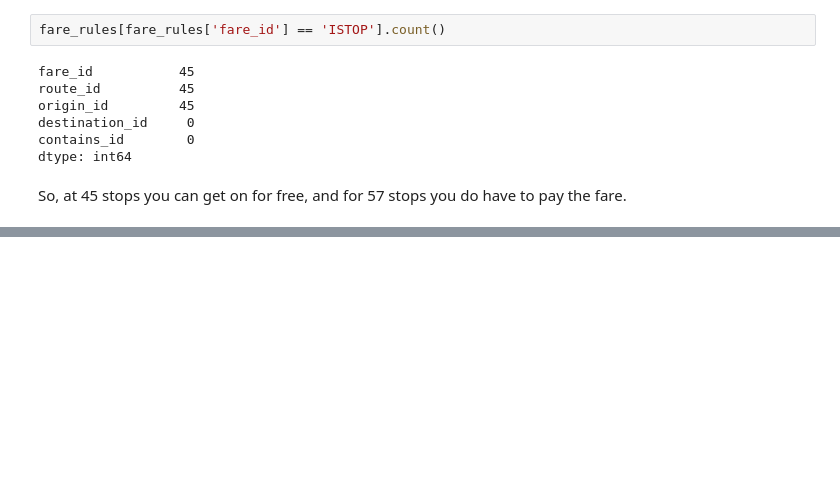
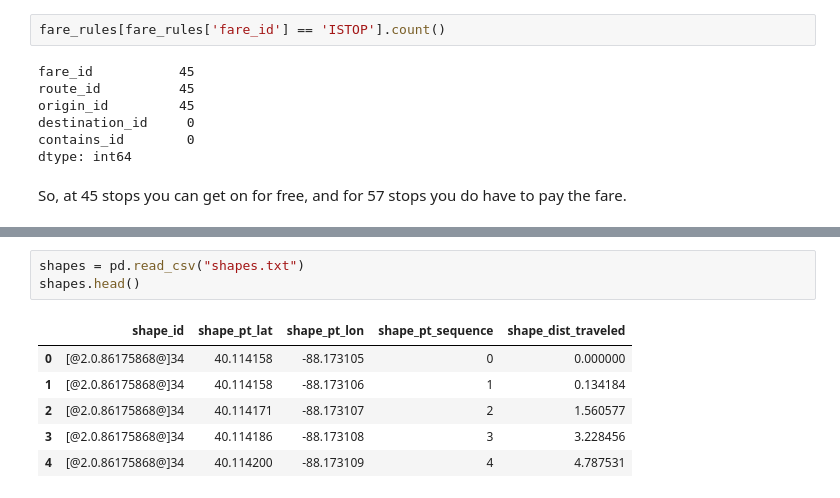
Before and after one commit to ariansacct/project-spring2017, a Jupyter notebook: part1/component1.ipynb, the cells around one changed output, grey strips where cells are left out. Drawn from its saved outputs; the diff is of its cells as text; blank space fills up the shorter version.

```diff
--- a/part1/component1.ipynb
+++ b/part1/component1.ipynb
@@ -316,0 +366,10 @@ routes.head()
+# %%
+shapes = pd.read_csv("shapes.txt")
+shapes.head()
+# %% [output]
+|  | shape_id | shape_pt_lat | shape_pt_lon | shape_pt_sequence | shape_dist_traveled |
+| 0 | [@2.0.86175868@]34 | 40.114158 | -88.173105 | 0 | 0.000000 |
+| 1 | [@2.0.86175868@]34 | 40.114158 | -88.173106 | 1 | 0.134184 |
+| 2 | [@2.0.86175868@]34 | 40.114171 | -88.173107 | 2 | 1.560577 |
+| 3 | [@2.0.86175868@]34 | 40.114186 | -88.173108 | 3 | 3.228456 |
+| 4 | [@2.0.86175868@]34 | 40.114200 | -88.173109 | 4 | 4.787531 |
```
Also changed, not shown: parts of 11 cells of this notebook.
